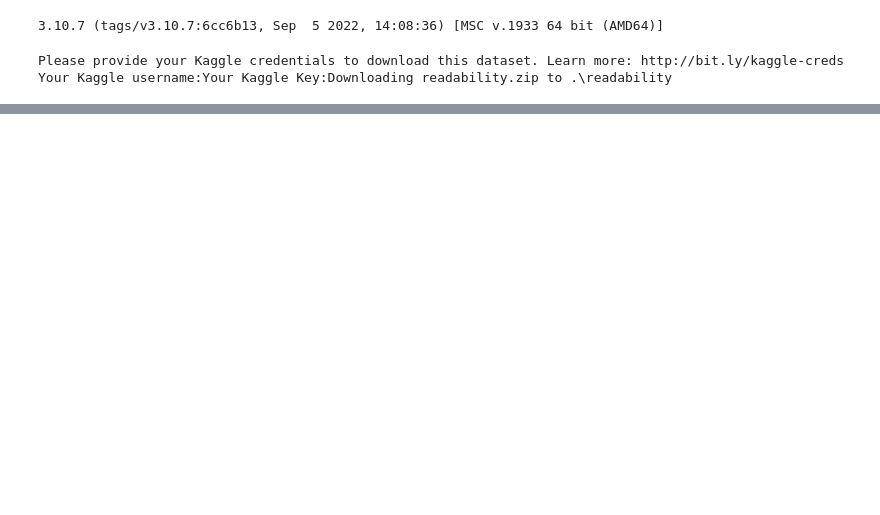
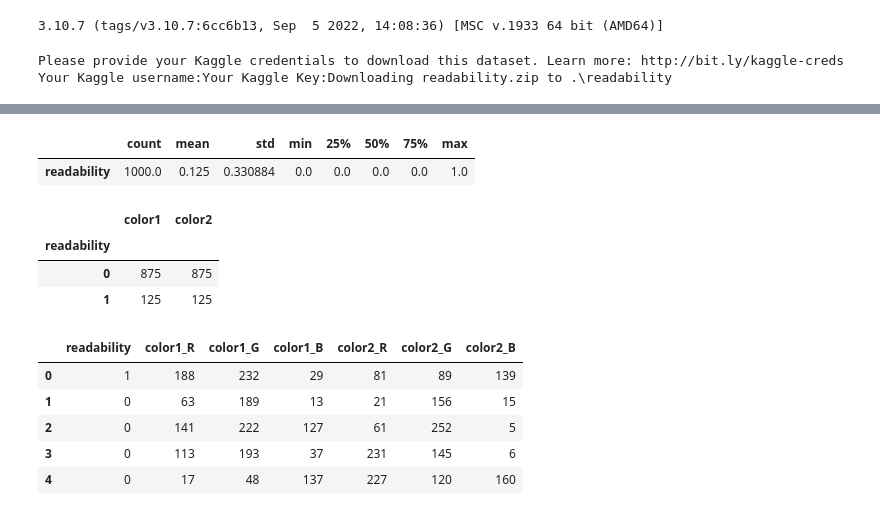
Before and after one commit to KarthikUdyawar/Color-detection, a Jupyter notebook: model/v2/model.ipynb, the cells around one changed output, grey strips where cells are left out. Drawn from its saved outputs; the diff is of its cells as text; code cells hidden in the pictures; blank space fills up the shorter version.

```diff
--- a/model/v2/model.ipynb
+++ b/model/v2/model.ipynb
@@ -14,0 +40,12 @@ Your Kaggle username:Your Kaggle Key:Downloading readability.zip to .\readabilit
+# %%
+df.describe().T
+# %% [output]
+|  | count | mean | std | min | 25% | 50% | 75% | max |
+| readability | 1000.0 | 0.125 | 0.330884 | 0.0 | 0.0 | 0.0 | 0.0 | 1.0 |
+# %%
+df.groupby("readability").count()
+# %% [output]
+|  | color1 | color2 |
+| readability |  |  |
+| 0 | 875 | 875 |
+| 1 | 125 | 125 |
@@ -14,0 +67,9 @@ Your Kaggle username:Your Kaggle Key:Downloading readability.zip to .\readabilit
+# %%
+df.head()
+# %% [output]
+|  | readability | color1_R | color1_G | color1_B | color2_R | color2_G | color2_B |
+| 0 | 1 | 188 | 232 | 29 | 81 | 89 | 139 |
+| 1 | 0 | 63 | 189 | 13 | 21 | 156 | 15 |
+| 2 | 0 | 141 | 222 | 127 | 61 | 252 | 5 |
+| 3 | 0 | 113 | 193 | 37 | 231 | 145 | 6 |
+| 4 | 0 | 17 | 48 | 137 | 227 | 120 | 160 |
```
Also changed, not shown: parts of 11 cells of this notebook.
